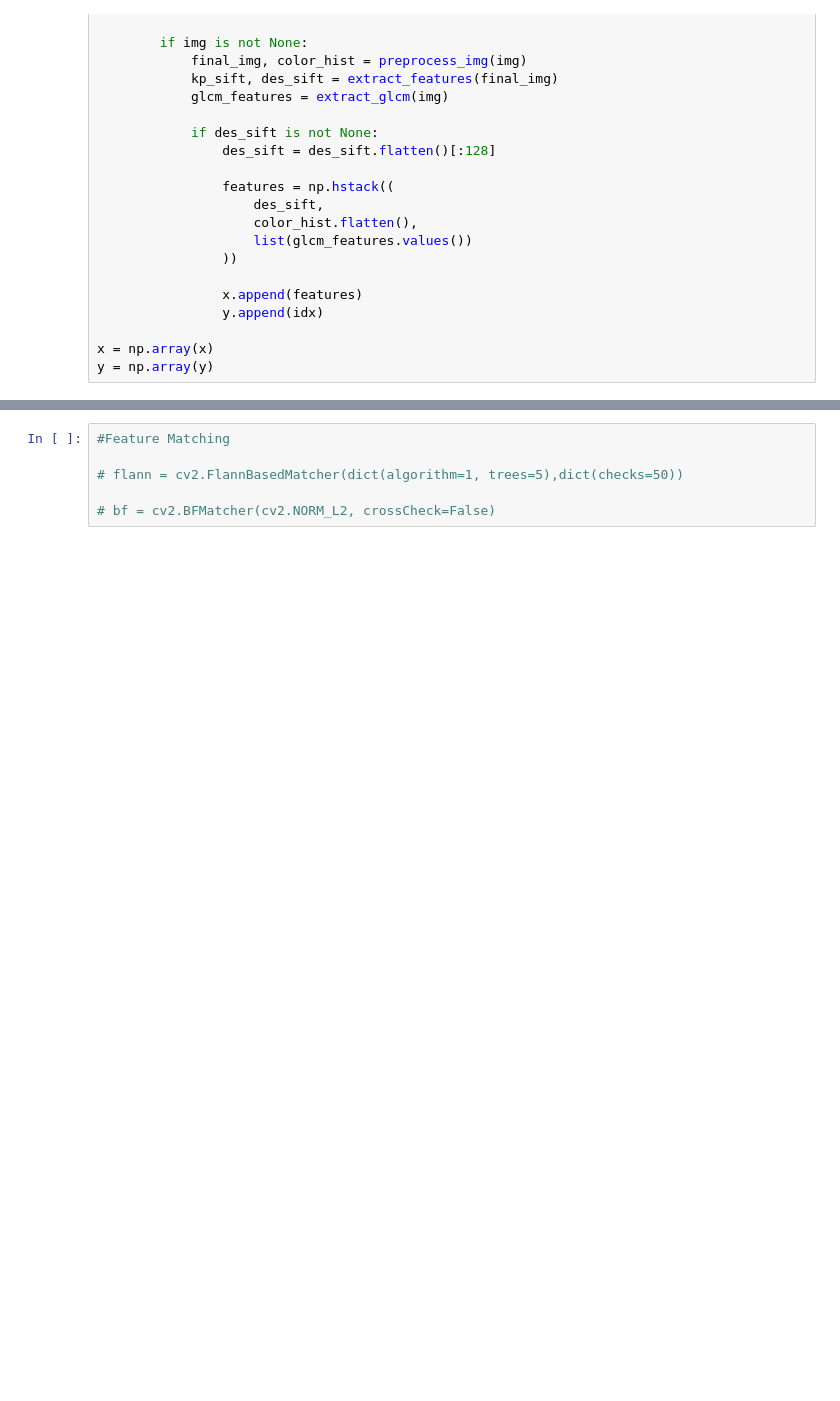
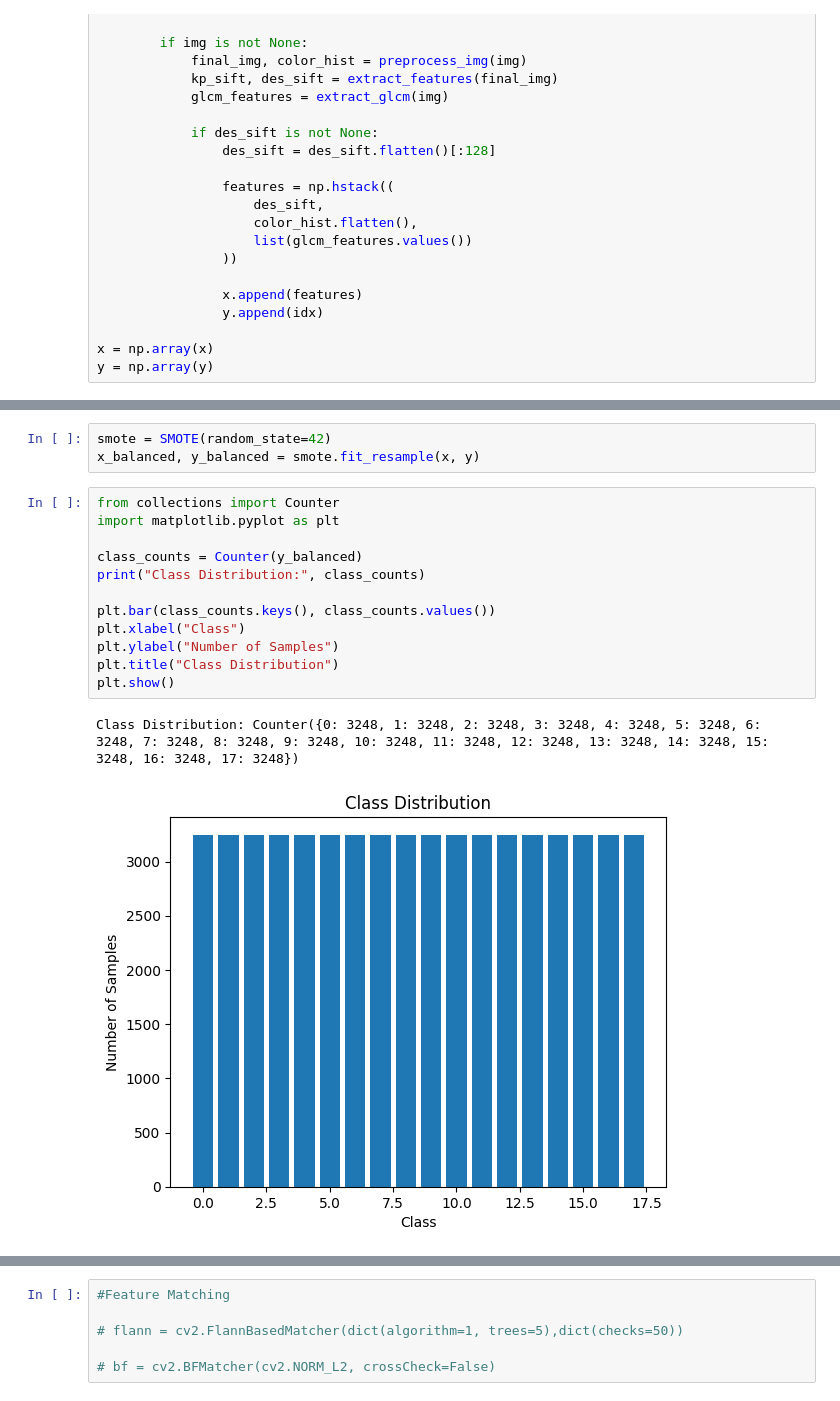
Before and after one commit to Charmender004/FruitDetection, a Jupyter notebook: Fruit Detection/fruitSorting.ipynb, the cells around one changed output, grey strips where cells are left out. Saved outputs shown, nothing was run; the diff lists cells and outputs as text; blank space fills up the shorter version.

```diff
--- a/Fruit Detection/fruitSorting.ipynb
+++ b/Fruit Detection/fruitSorting.ipynb
@@ -116 +110,19 @@ Name: label, Length: 11072, dtype: int32
+# %%
+smote = SMOTE(random_state=42)
+x_balanced, y_balanced = smote.fit_resample(x, y)
+# %%
+from collections import Counter
+import matplotlib.pyplot as plt
+
+class_counts = Counter(y_balanced)
+print("Class Distribution:", class_counts)
+
+plt.bar(class_counts.keys(), class_counts.values())
+plt.xlabel("Class")
+plt.ylabel("Number of Samples")
+plt.title("Class Distribution")
+plt.show()
+# %% [output]
+Class Distribution: Counter({0: 3248, 1: 3248, 2: 3248, 3: 3248, 4: 3248, 5: 3248, 6: 3248, 7: 3248, 8: 3248, 9: 3248, 10: 3248, 11: 3248, 12: 3248, 13: 3248, 14: 3248, 15: 3248, 16: 3248, 17: 3248})
+[figure, added]
 # %%
```
Also changed, not shown: parts of 6 cells of this notebook.
